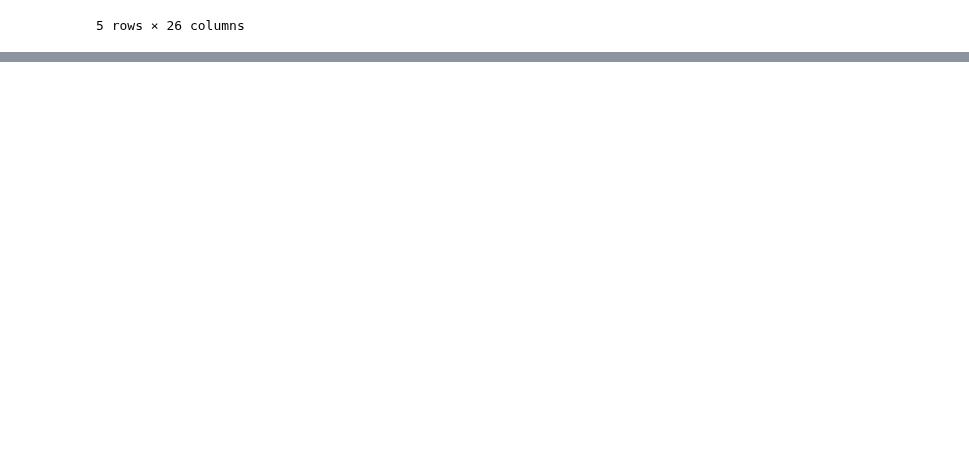
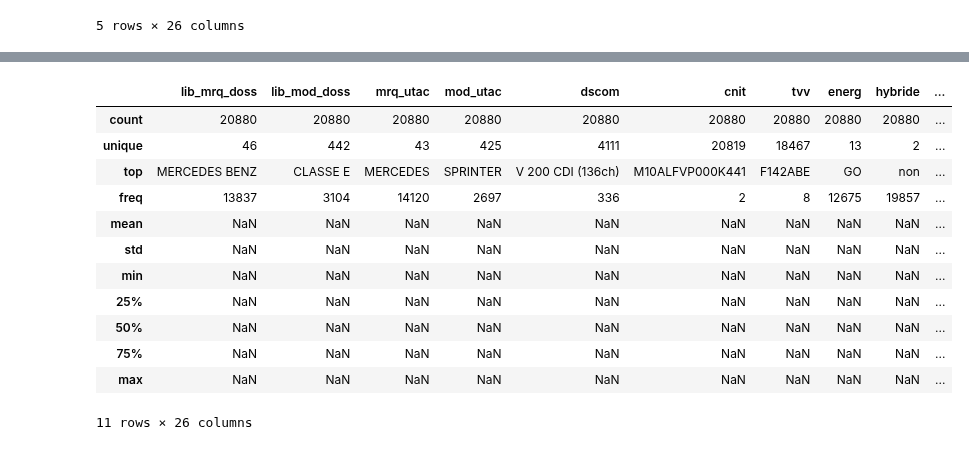
Before and after one commit to LarissaVarnakova/Projet_CO2, a Jupyter notebook: notebooks/eda_aziz.ipynb, the cells around one changed output, grey strips where cells are left out. Saved outputs shown, nothing was run; the diff lists cells and outputs as text; code cells hidden in the pictures; blank space fills up the shorter version.

```diff
--- a/notebooks/eda_aziz.ipynb
+++ b/notebooks/eda_aziz.ipynb
@@ -501,0 +564,17 @@ df_2015.head()
+# %%
+# Statistiques descriptives
+df_2015.describe(include='all')
+# %% [output]
+|  | lib_mrq_doss | lib_mod_doss | mrq_utac | mod_utac | dscom | cnit | tvv | energ | hybride | ... |
+| count | 20880 | 20880 | 20880 | 20880 | 20880 | 20880 | 20880 | 20880 | 20880 | ... |
+| unique | 46 | 442 | 43 | 425 | 4111 | 20819 | 18467 | 13 | 2 | ... |
+| top | MERCEDES BENZ | CLASSE E | MERCEDES | SPRINTER | V 200 CDI (136ch) | M10ALFVP000K441 | F142ABE | GO | non | ... |
+| freq | 13837 | 3104 | 14120 | 2697 | 336 | 2 | 8 | 12675 | 19857 | ... |
+| mean | NaN | NaN | NaN | NaN | NaN | NaN | NaN | NaN | NaN | ... |
+| std | NaN | NaN | NaN | NaN | NaN | NaN | NaN | NaN | NaN | ... |
+| min | NaN | NaN | NaN | NaN | NaN | NaN | NaN | NaN | NaN | ... |
+| 25% | NaN | NaN | NaN | NaN | NaN | NaN | NaN | NaN | NaN | ... |
+| 50% | NaN | NaN | NaN | NaN | NaN | NaN | NaN | NaN | NaN | ... |
+| 75% | NaN | NaN | NaN | NaN | NaN | NaN | NaN | NaN | NaN | ... |
+| max | NaN | NaN | NaN | NaN | NaN | NaN | NaN | NaN | NaN | ... |
+11 rows × 26 columns
```
Also changed, not shown: parts of 12 cells of this notebook.
